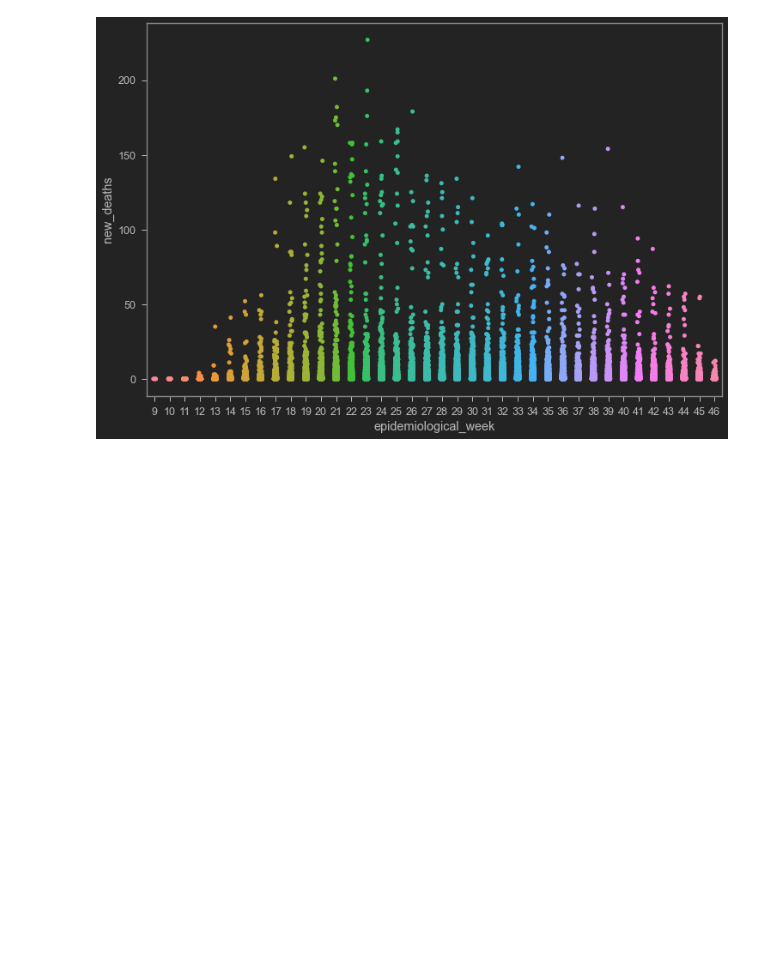
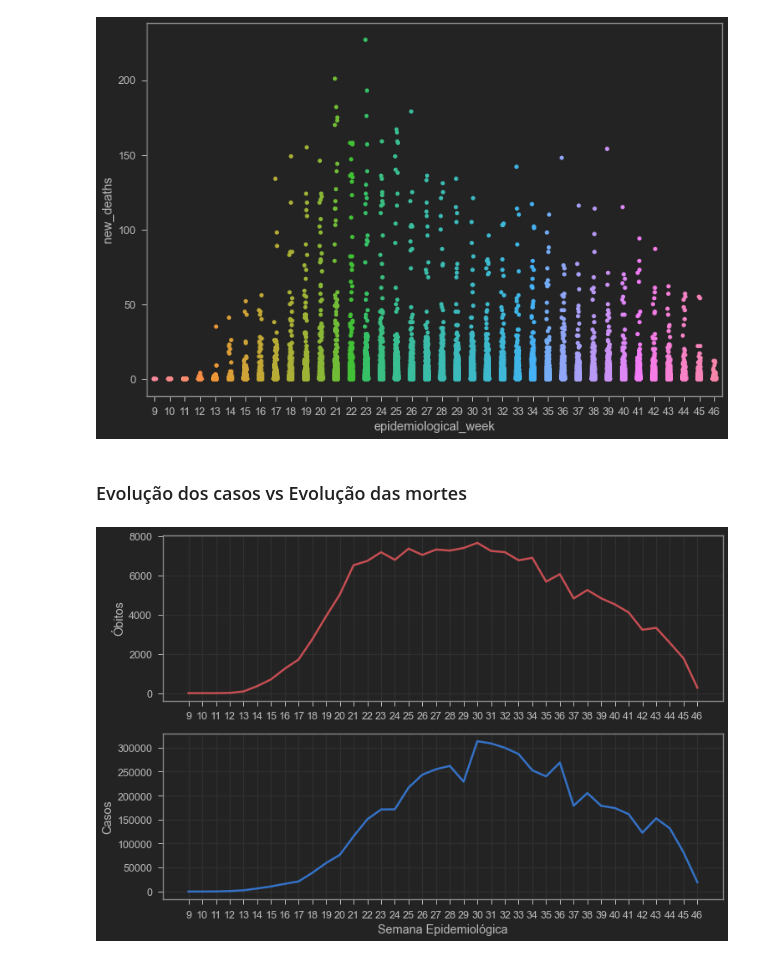
Before and after one commit to Igor-Arantes/Bootcamp-Data-Science-Aplicada, a Jupyter notebook: Igor_Arantes_Desafio_01.ipynb, the cells around one changed output. Cells and saved outputs as stored; diff of their text form; code cells hidden in the pictures; blank space fills up the shorter version.

Commit message:
Evoluçao casos e obitos

```diff
--- a/Igor_Arantes_Desafio_01.ipynb
+++ b/Igor_Arantes_Desafio_01.ipynb
@@ -111,8 +111,8 @@ dtype: float64
 O próximo passo após exploração inicial é limpar e adequar o dataset de acordo com o nosso objetivo
 # %%
 #Converter os colunas com data para o tipo datetime
-dados_covid['date'] = pd.to_datetime(dados_covid['date'], yearfirst=True)
-dados_covid['last_available_date'] = pd.to_datetime(dados_covid['last_available_date'], yearfirst=True)
+dados_covid['date'] = pd.to_datetime(dados_covid['date'], yearfirst=True).dt.date
+dados_covid['last_available_date'] = pd.to_datetime(dados_covid['last_available_date'], yearfirst=True).dt.date
 # %% [markdown]
 A [documentação](https://github.com/turicas/covid19-br/blob/master/api.md#casos) da nossa fonte de dados informa  que os valores da coluna _estimated_population_2019_ está desatualizada e orienta utilizar a coluna _estimated_population_ portanto podemos excluir ela do nosso dataset
 # %%
@@ -147,7 +147,7 @@ dtype: float64
 Ainda temos a coluna _last_available_confirmed_per_100k_inhabitants_ com algumas  falhas, como podemos facilmente calcular esse  valor com os dados que nos já temos, iremos excluir esta coluna e adicionar uma nova com o nosso calculo.
 # %%
 dados_covid.drop('last_available_confirmed_per_100k_inhabitants', axis=1, inplace=True)
-dados_covid['last_available_confirmed_per_100k_inhabitants'] = dados_covid['last_available_confirmed'] * (dados_covid['estimated_population']/100000)
+dados_covid['last_available_confirmed_per_100k_inhabitants'] = round(dados_covid['last_available_confirmed'] * (dados_covid['estimated_population']/100000),2)
 # %%
 round((dados_covid.notna().sum()/(dados_covid.notna().sum() + dados_covid.isna().sum()))*100,2)
 # %% [output]
@@ -194,3 +194,33 @@ sns.stripplot(x='epidemiological_week',y='new_deaths',
 plt.show()
 # %% [output]
 [figure]
+# %% [markdown]
+### Evolução dos casos vs Evolução das mortes
+# %%
+dados_covid_sem = pd.DataFrame()
+dados_covid_sem['epidemiological_week'] =   dados_covid.epidemiological_week.unique()
+
+new_deaths=[]
+new_confirmed=[]
+for  i in dados_covid.epidemiological_week.unique():
+    new_deaths.append(dados_covid['new_deaths'][dados_covid['epidemiological_week']==i].sum())
+    new_confirmed.append(dados_covid['new_confirmed'][dados_covid['epidemiological_week']==i].sum())
+dados_covid_sem['new_deaths'] = new_deaths
+dados_covid_sem['new_confirmed']=new_confirmed
+# %%
+plt.figure(figsize=(12,8))
+plt.subplot(2,1,1)
+sns.lineplot(x='epidemiological_week',y='new_deaths',data=dados_covid_sem,color='r',linewidth=2.5)
+plt.xticks(ticks=dados_covid.epidemiological_week.unique())
+plt.xlabel(None)
+plt.ylabel('Óbitos')
+plt.grid()
+plt.subplot(2,1,2)
+sns.lineplot(x='epidemiological_week',y='new_confirmed',data=dados_covid_sem,linewidth=2.5)
+plt.xticks(ticks=dados_covid.epidemiological_week.unique())
+plt.xlabel('Semana Epidemiológica')
+plt.ylabel('Casos')
+plt.grid()
+plt.show()
+# %% [output]
+[figure, added]
```
Also changed, not shown: parts of 1 cell of this notebook.
